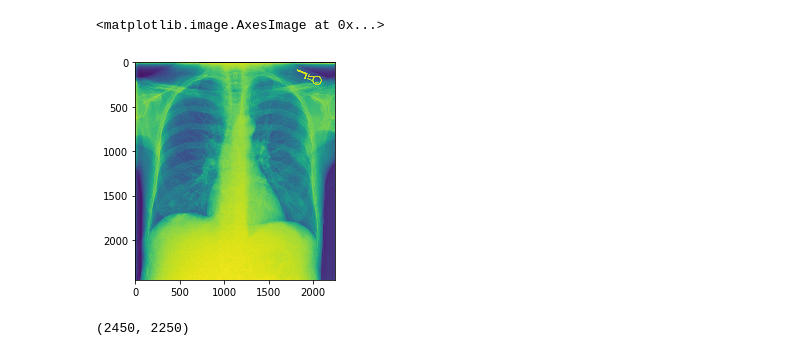
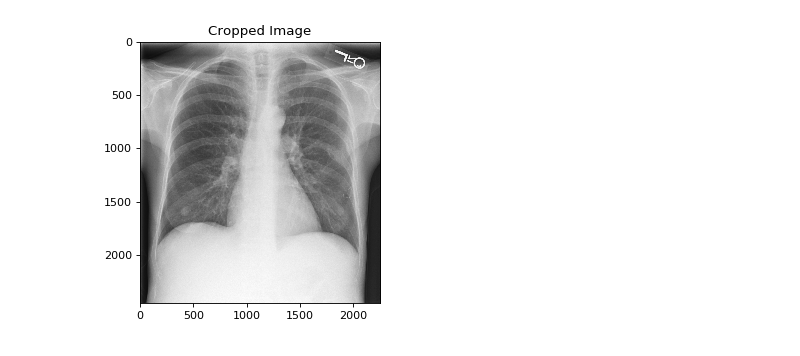
Before and after one commit to bngo97/Radiomics, a Jupyter notebook: Radiomics.ipynb, the cells around one changed output. Cells and saved outputs as stored; diff of their text form; code cells hidden in the pictures.

```diff
--- a/Radiomics.ipynb
+++ b/Radiomics.ipynb
@@ -17,11 +20,7 @@ plt.show()
 # %%
 crop = ds.pixel_array[150:2600,150:2400]
-plt.imshow(crop)
+img_crop = sitk.GetImageFromArray(crop)
+img_crop_255 = sitk.Cast(sitk.RescaleIntensity(img2), sitk.sitkUInt8)
+myshow(img_crop, title="Cropped Image")
 # %% [output]
-<matplotlib.image.AxesImage at 0x...>
-[figure, old version]
+[figure, new version]
-# %%
-ds.pixel_array.shape
-crop.shape
-# %% [output]
-(2450, 2250)
```
Also changed, not shown: parts of 11 cells of this notebook, 1 other file.
